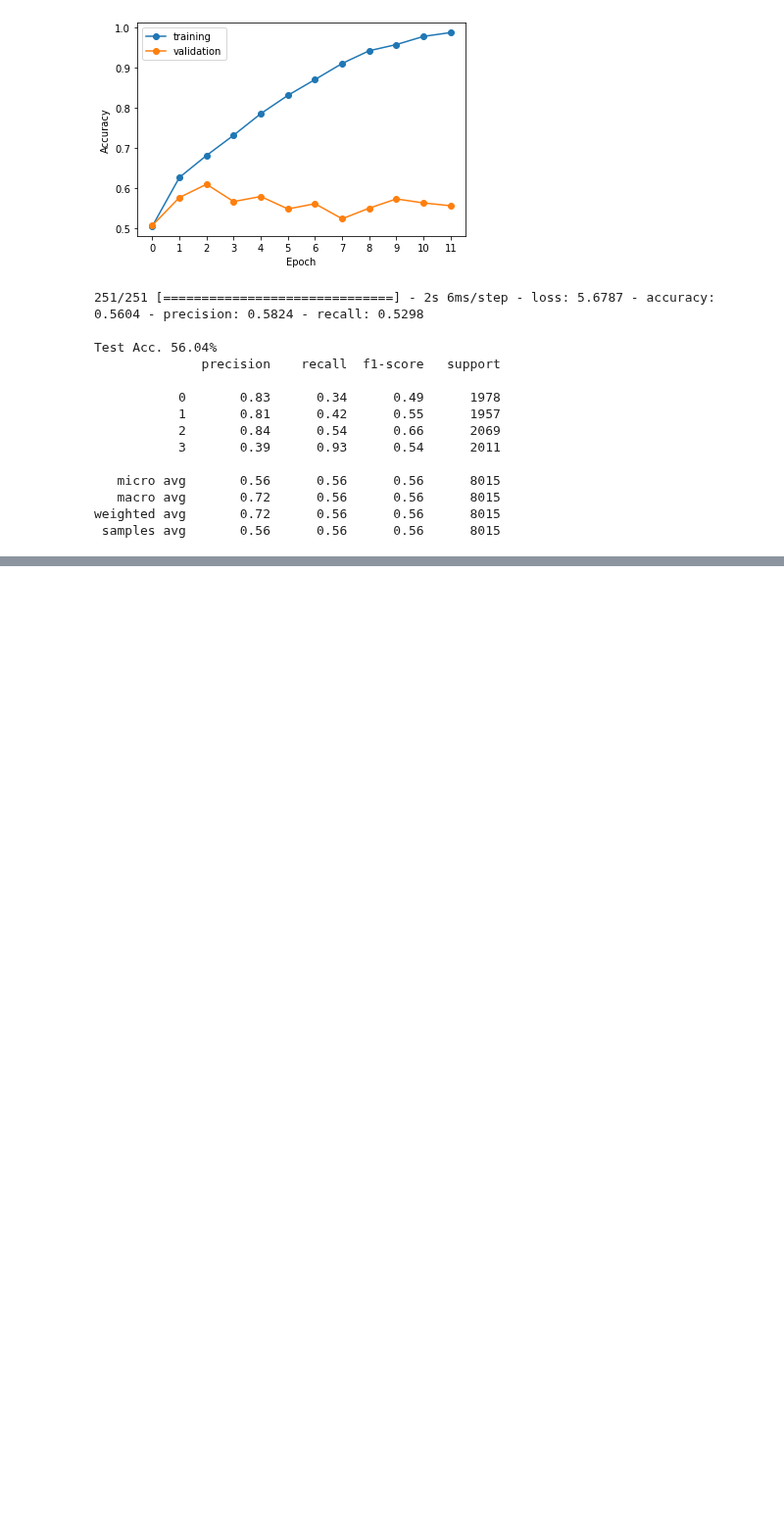
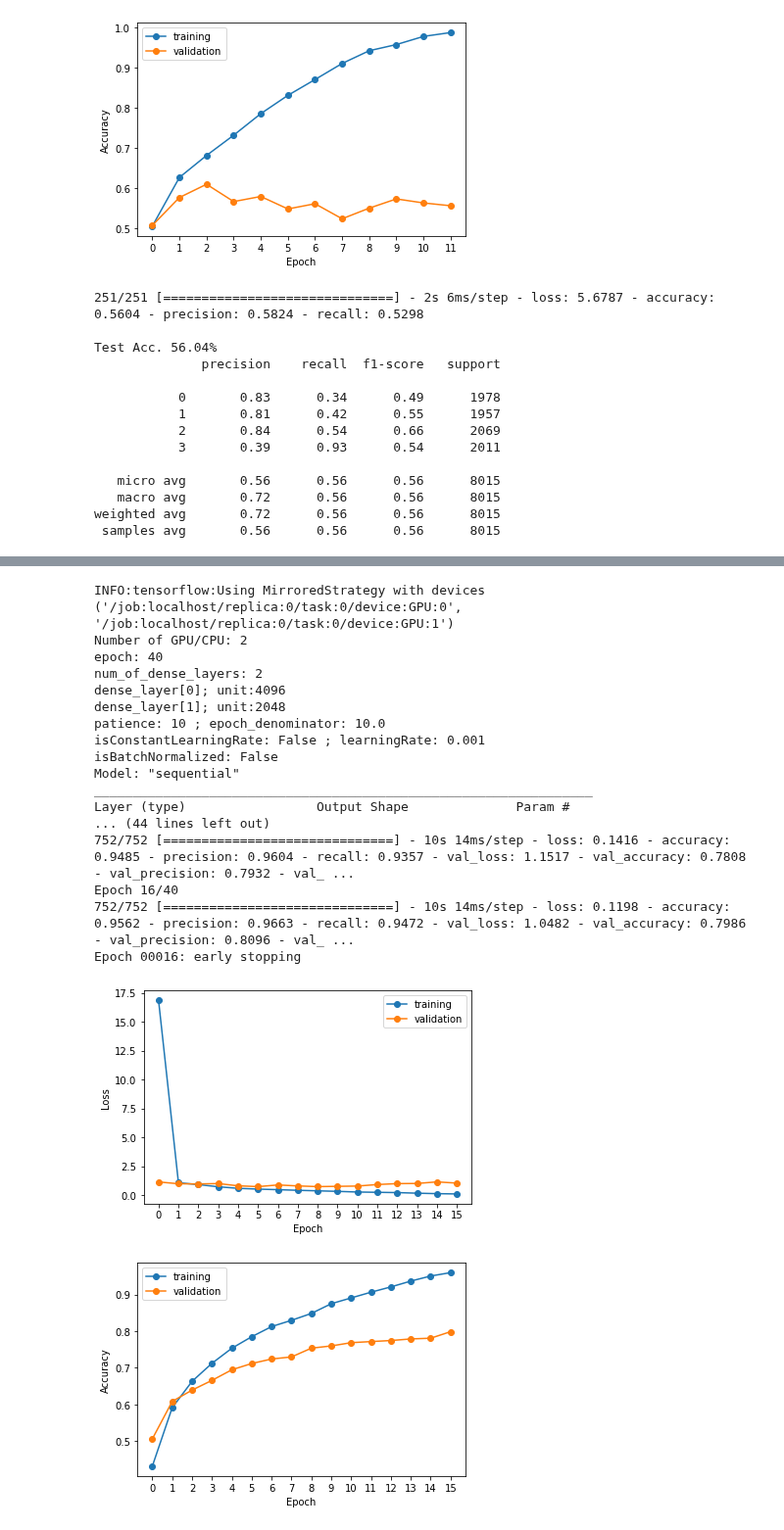
Before and after one commit to ronaldlee/eeg-feature-generation, a Jupyter notebook: MLPNN_model_on_GAMEEMO_features_dataset.ipynb, the cells around one changed output, grey strips where cells are left out. Shown at 98% size. Drawn from its saved outputs; the diff is of its cells as text; code cells hidden in the pictures; blank space fills up the shorter version.

```diff
--- a/MLPNN_model_on_GAMEEMO_features_dataset.ipynb
+++ b/MLPNN_model_on_GAMEEMO_features_dataset.ipynb
@@ -326,0 +379,24 @@ ResourceExhaustedError: in user code:
+# %%
+train_and_test_model(train_dataset, validate_dataset, X_train, save_to= './', epoch = 40,
+                     dense_layers_unit_array=[4096,2048]
+                    )
+# %% [output]
+INFO:tensorflow:Using MirroredStrategy with devices ('/job:localhost/replica:0/task:0/device:GPU:0', '/job:localhost/replica:0/task:0/device:GPU:1')
+Number of GPU/CPU: 2
+epoch: 40
+num_of_dense_layers: 2
+dense_layer[0]; unit:4096
+dense_layer[1]; unit:2048
+patience: 10 ; epoch_denominator: 10.0
+isConstantLearningRate: False ; learningRate: 0.001
+isBatchNormalized: False
+Model: "sequential"
+_________________________________________________________________
+Layer (type)                 Output Shape              Param #
+... (44 lines left out)
+752/752 [==============================] - 10s 14ms/step - loss: 0.1416 - accuracy: 0.9485 - precision: 0.9604 - recall: 0.9357 - val_loss: 1.1517 - val_accuracy: 0.7808 - val_precision: 0.7932 - val_ ...
+Epoch 16/40
+752/752 [==============================] - 10s 14ms/step - loss: 0.1198 - accuracy: 0.9562 - precision: 0.9663 - recall: 0.9472 - val_loss: 1.0482 - val_accuracy: 0.7986 - val_precision: 0.8096 - val_ ...
+Epoch 00016: early stopping
+[figure, added]
+[figure, added]
```
Also changed, not shown: parts of 10 cells of this notebook.
